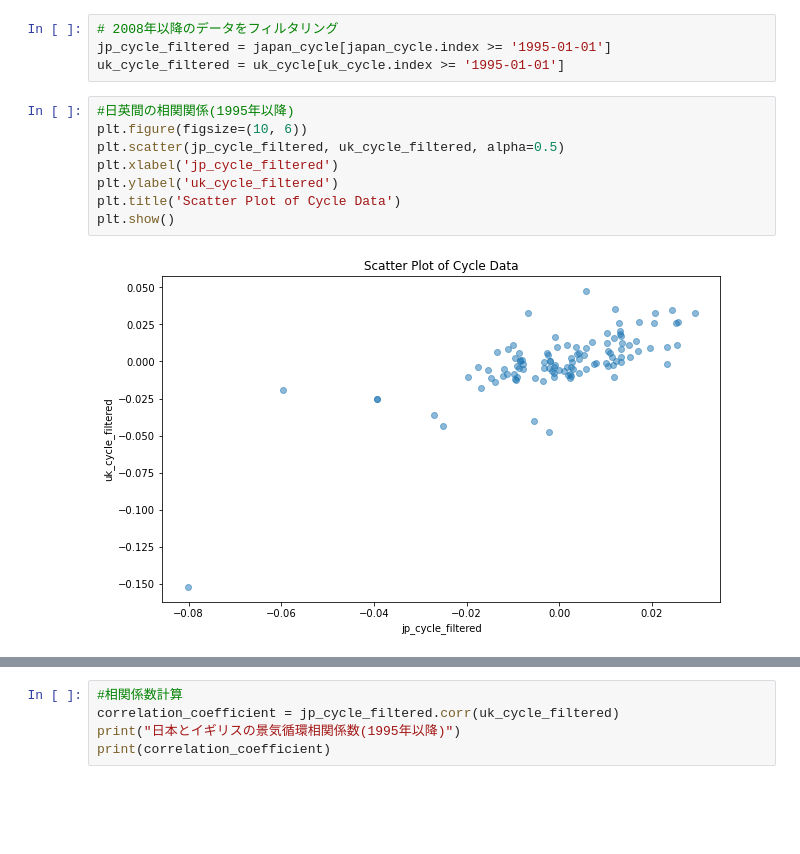
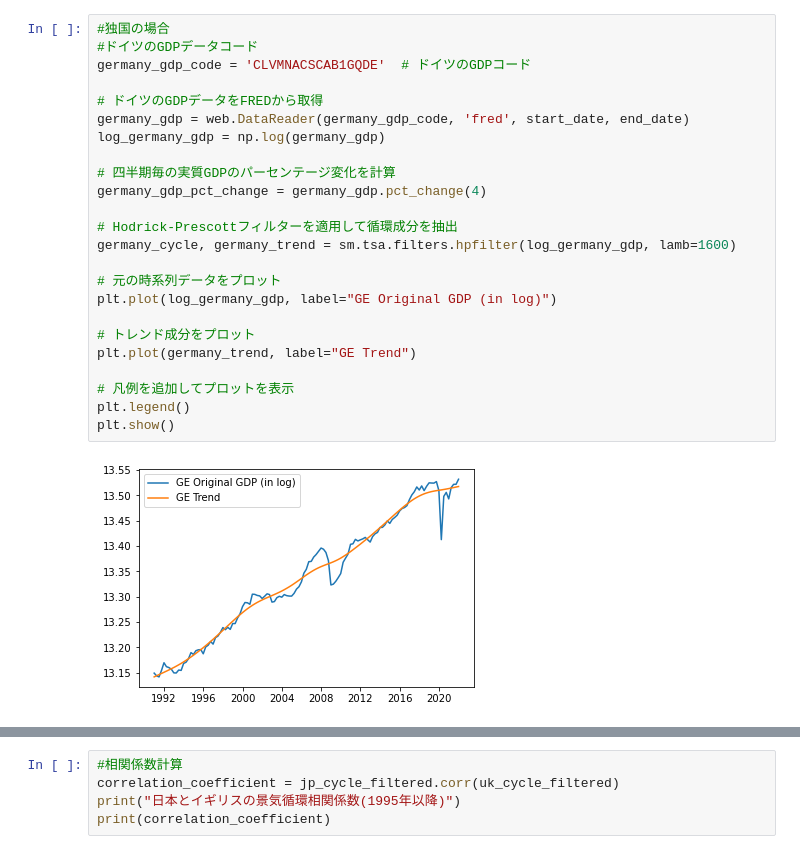
Before and after one commit to YMataki/Qmacro2024, a Jupyter notebook: 1-Business-cycle/提出コード.ipynb, the cells around one changed output, grey strips where cells are left out. Drawn from its saved outputs; the diff is of its cells as text; blank space fills up the shorter version.

```diff
--- a/1-Business-cycle/提出コード.ipynb
+++ b/1-Business-cycle/提出コード.ipynb
@@ -100,14 +93,26 @@ plt.show()
-# %%
-# 2008年以降のデータをフィルタリング
-jp_cycle_filtered = japan_cycle[japan_cycle.index >= '1995-01-01']
-uk_cycle_filtered = uk_cycle[uk_cycle.index >= '1995-01-01']
-# %%
-#日英間の相関関係(1995年以降)
-plt.figure(figsize=(10, 6))
-plt.scatter(jp_cycle_filtered, uk_cycle_filtered, alpha=0.5)
-plt.xlabel('jp_cycle_filtered')
-plt.ylabel('uk_cycle_filtered')
-plt.title('Scatter Plot of Cycle Data')
-plt.show()
-# %% [output]
-[figure, removed]
+# %%
+#独国の場合
+#ドイツのGDPデータコード
+germany_gdp_code = 'CLVMNACSCAB1GQDE'  # ドイツのGDPコード
+
+# ドイツのGDPデータをFREDから取得
+germany_gdp = web.DataReader(germany_gdp_code, 'fred', start_date, end_date)
+log_germany_gdp = np.log(germany_gdp)
+
+# 四半期毎の実質GDPのパーセンテージ変化を計算
+germany_gdp_pct_change = germany_gdp.pct_change(4)
+
+# Hodrick-Prescottフィルターを適用して循環成分を抽出
+germany_cycle, germany_trend = sm.tsa.filters.hpfilter(log_germany_gdp, lamb=1600)
+
+# 元の時系列データをプロット
+plt.plot(log_germany_gdp, label="GE Original GDP (in log)")
+
+# トレンド成分をプロット
+plt.plot(germany_trend, label="GE Trend")
+
+# 凡例を追加してプロットを表示
+plt.legend()
+plt.show()
+# %% [output]
+[figure, added]
```
Also changed, not shown: parts of 13 cells of this notebook.
